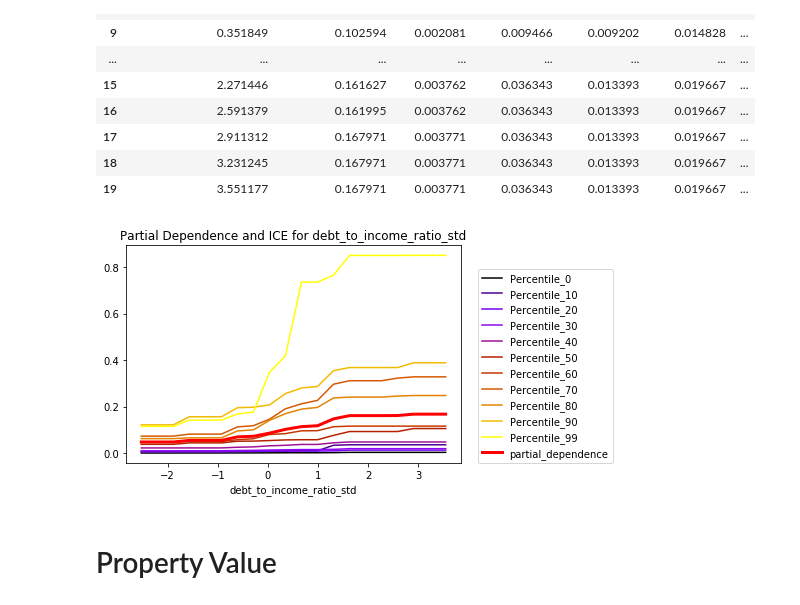
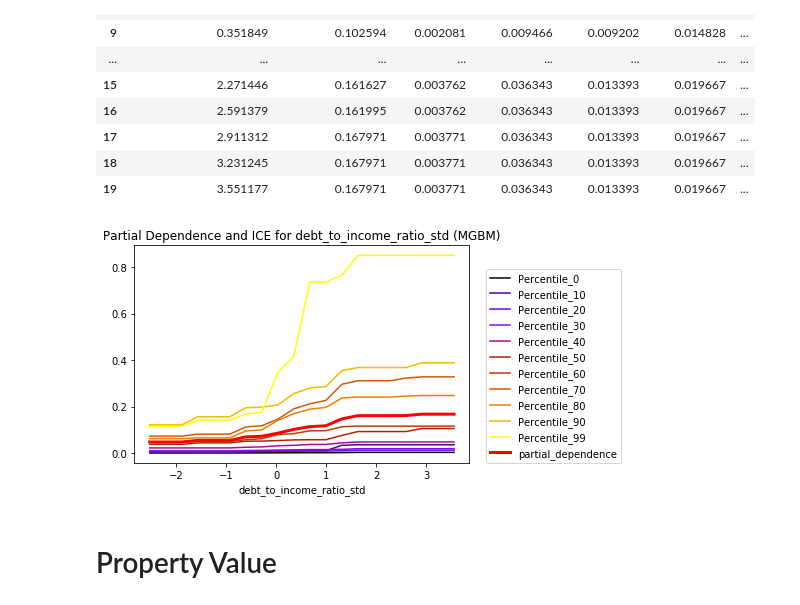
Before and after one commit to h2oai/article-information-2019, a Jupyter notebook: notebooks/perf_pdp_ice_shap_mgbm_hmda.ipynb, the cells around one changed output. Drawn from its saved outputs; the diff is of its cells as text; code cells hidden in the pictures.

```diff
--- a/notebooks/perf_pdp_ice_shap_mgbm_hmda.ipynb
+++ b/notebooks/perf_pdp_ice_shap_mgbm_hmda.ipynb
@@ -273,6 +241,6 @@ Unconstrained H2O XGBoost Preds
 # %%
 # Merged predictions from each model onto test set
-model_dict = {'mgbm' : mgbm_preds, 'gbm' : gbm_preds, 'mxgb' : mxgb_preds, 'xgb' : xgb_preds}
+model_dict = {'mgbm' : mgbm_preds, 'gbm' : gbm_preds}
 # %%
 for model_name, model_preds in model_dict.items():
     yhat = 'high_priced_' + model_name + '_pred'
@@ -518,19 +525,19 @@ gbm prediction progress: |██████████████████
 # %%
 fig, ax = plt.subplots()
 par_dep_dtir_mgbm.drop('partial_dependence', axis=1).plot(x='debt_to_income_ratio_std', colormap='gnuplot', ax=ax)
 
-par_dep_dtir_mgbm.plot(title='Partial Dependence and ICE for debt_to_income_ratio_std',
+par_dep_dtir_mgbm.plot(title='Partial Dependence and ICE for debt_to_income_ratio_std (MGBM)',
                          x='debt_to_income_ratio_std',
                          y='partial_dependence',
                          style='r-',
                          linewidth=3,
                          ax=ax)
 
 _ = plt.legend(bbox_to_anchor=(1.05, 0),
                loc=3,
                borderaxespad=0.)
 # %% [output]
-[figure, old version]
+[figure, new version]
 # %% [markdown]
 # Property Value
 # %%
```
Also changed, not shown: parts of 36 cells of this notebook, 9 other files.
